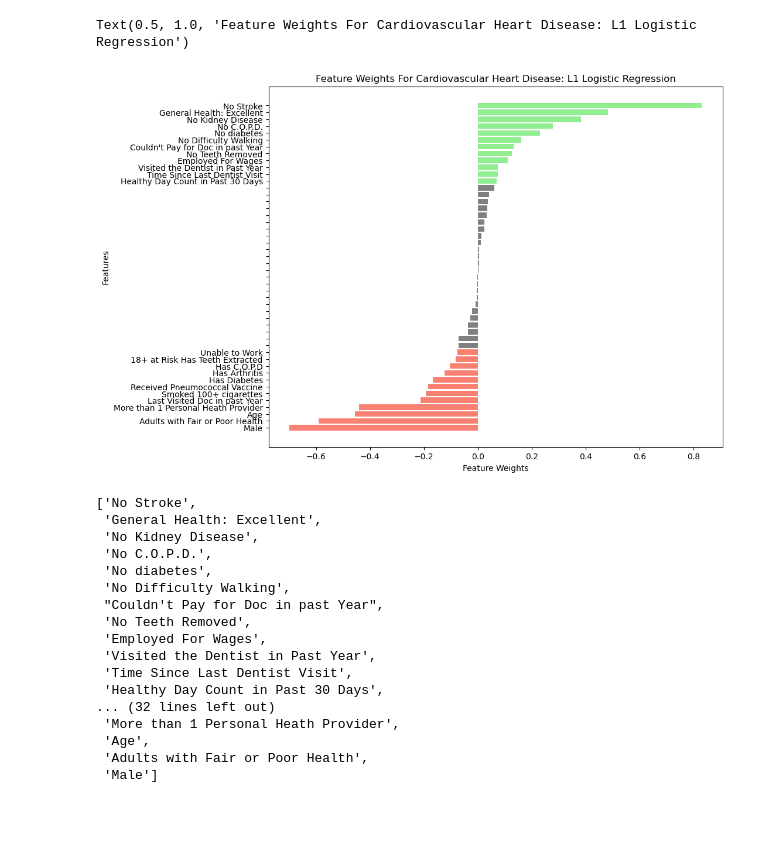
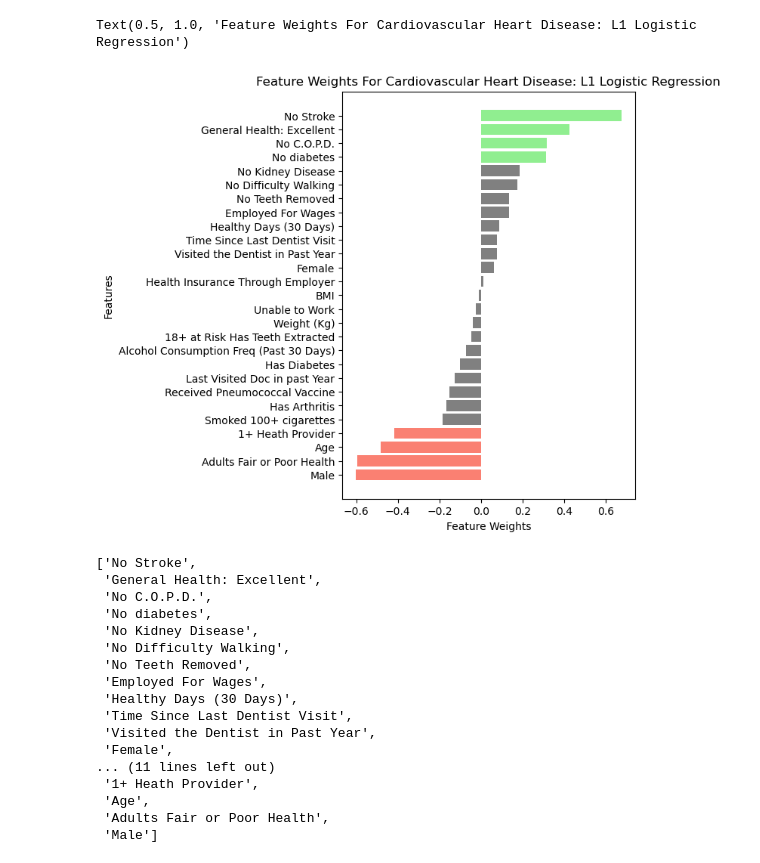
Before and after one commit to duvallar/MA384_CDSA, a Jupyter notebook: duvallar/indicators_2022/ProcessL1.ipynb, the cells around one changed output. Saved outputs shown, nothing was run; the diff lists cells and outputs as text; code cells hidden in the pictures; blank space fills up the shorter version.

```diff
--- a/duvallar/indicators_2022/ProcessL1.ipynb
+++ b/duvallar/indicators_2022/ProcessL1.ipynb
@@ -86,7 +86,9 @@ feature_dict= {
     "SMOKE100_2.0": "Smoked <100 Cigarettes",
     "_SMOKER3_4.0": "Never Smoked",
     "_SMOKGRP_4.0": "Never Smoked",
-    "EMPLOY1_8.0": "Unable to Work"
+    "EMPLOY1_8.0": "Unable to Work",
+    "WTKG3": "Weight (Kg)",
+    "ALCDAY4":  "Alcohol Consumption Freq (Past 30 Days)"
 
 }
 
@@ -98,8 +106,8 @@ df.index = mapped_columns
 # %%
-df = df.sort_values(by='coef')
+df = df.sort_values(by='coef', ascending=True)
 df['color'] = 'gray'
-df['color'][0:12] = 'salmon'
-df['color'][36:] = 'lightgreen'
+df['color'][0:4] = 'salmon'
+df['color'][23:27] = 'lightgreen'
 # %% [output]
 A value is trying to be set on a copy of a slice from a DataFrame
 
@@ -112,6 +120,5 @@ See the caveats in the documentation: https://pandas.pydata.org/pandas-docs/stab
 # %%
 df['label'] = df.index
-df = df.sort_values(by='coef')
-for i in range(12,36):
-    df['label'][i] = " " * i
-df
+# for i in range(4,26):
+#     df['label'][i] = " " * i
+# df
@@ -140,35 +125,35 @@ See the caveats in the documentation: https://pandas.pydata.org/pandas-docs/stab
 # %%
 # Create a bar chart with colors and labels
-fig, ax = plt.subplots(figsize=(10, 8))
+fig, ax = plt.subplots(figsize=(5,7))
 # bars = ax.barh(df.index, df['coef'], color=df['color'])
 bars = ax.barh(df['label'], df['coef'], color=df['color'])
 
 
 
 # Optional: Add labels and title
 ax.set_xlabel('Feature Weights')
 ax.set_ylabel('Features')
 ax.set_title("Feature Weights For Cardiovascular Heart Disease: L1 Logistic Regression")
 # %% [output]
 Text(0.5, 1.0, 'Feature Weights For Cardiovascular Heart Disease: L1 Logistic Regression')
-[figure, old version]
+[figure, new version]
 # %%
 list(df.index)[::-1]
 # %% [output]
 ['No Stroke',
  'General Health: Excellent',
- 'No Kidney Disease',
  'No C.O.P.D.',
  'No diabetes',
+ 'No Kidney Disease',
  'No Difficulty Walking',
- "Couldn't Pay for Doc in past Year",
  'No Teeth Removed',
  'Employed For Wages',
+ 'Healthy Days (30 Days)',
+ 'Time Since Last Dentist Visit',
  'Visited the Dentist in Past Year',
- 'Time Since Last Dentist Visit',
- 'Healthy Day Count in Past 30 Days',
-... (32 lines left out)
- 'More than 1 Personal Heath Provider',
+ 'Female',
+... (11 lines left out)
+ '1+ Heath Provider',
  'Age',
- 'Adults with Fair or Poor Health',
+ 'Adults Fair or Poor Health',
  'Male']
```
Also changed, not shown: parts of 5 cells of this notebook, 1 other file.
